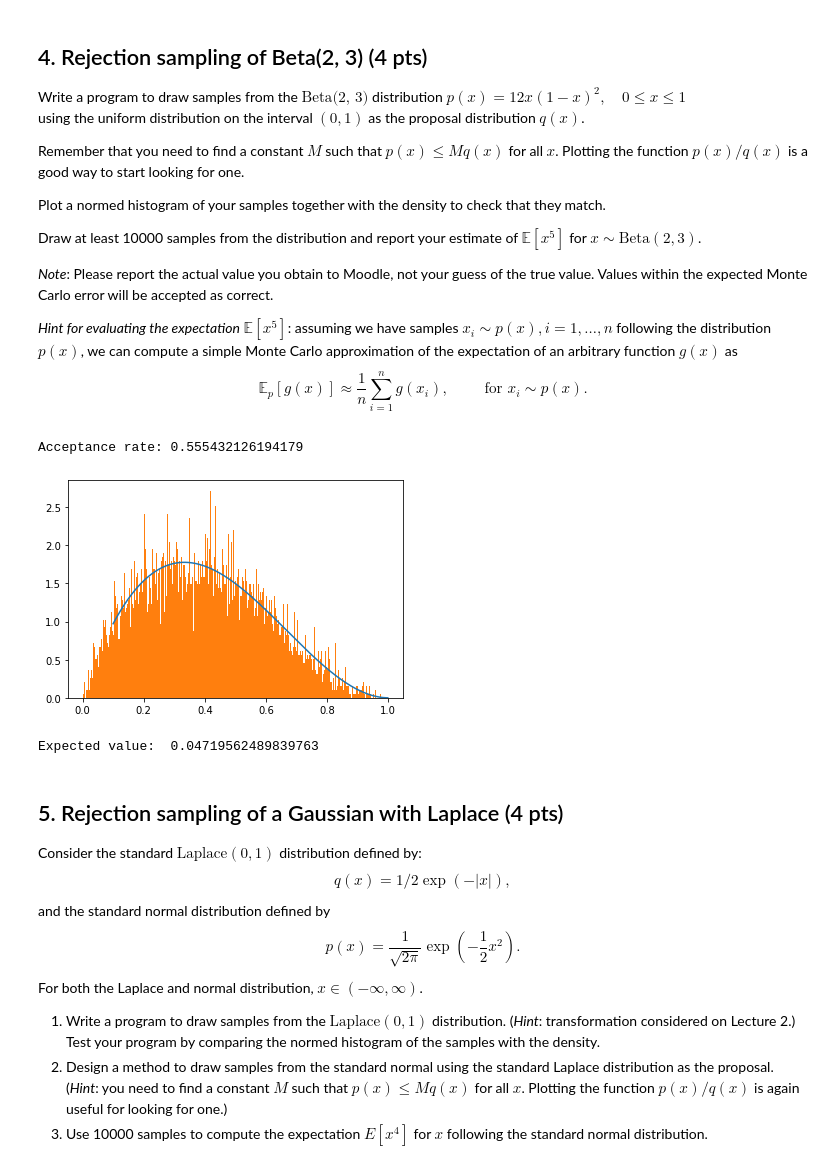
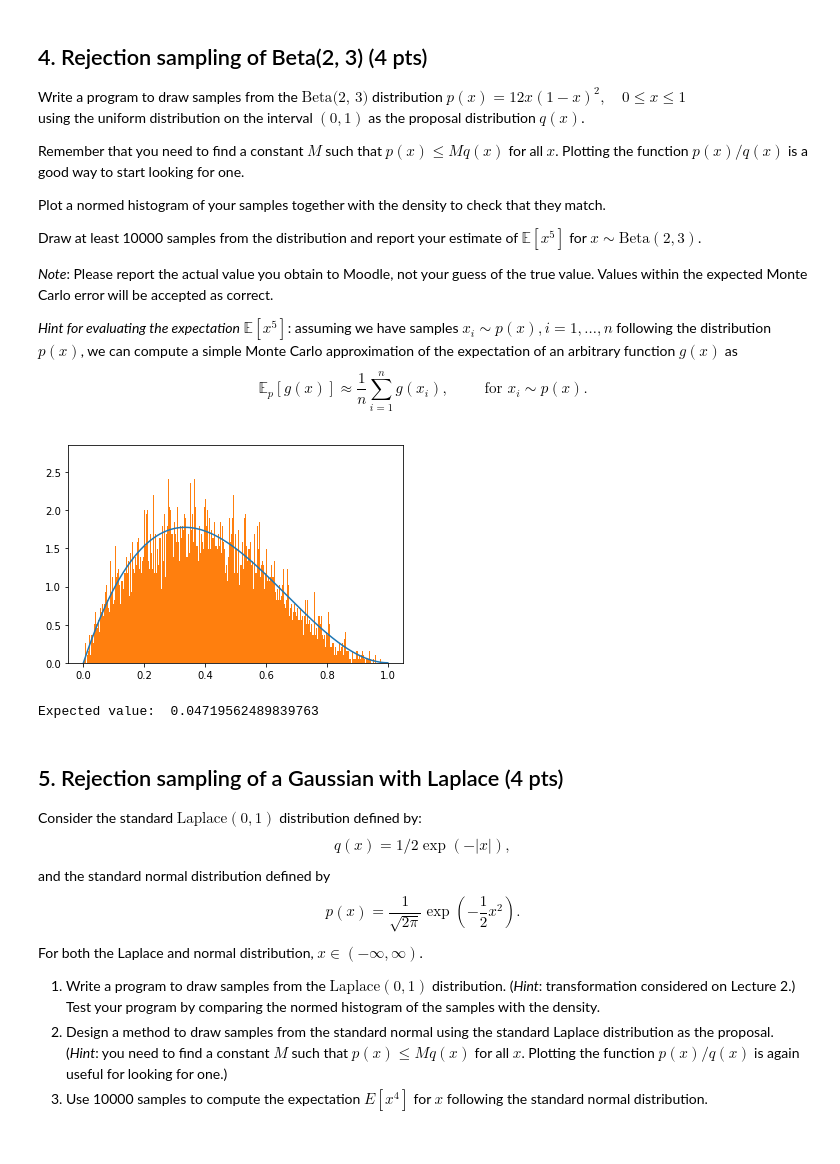
Before and after one commit to vyeoms/assignments, a Jupyter notebook: compstat/week1.ipynb, the cells around one changed output. Cells and saved outputs as stored; diff of their text form; code cells hidden in the pictures.

```diff
--- a/compstat/week1.ipynb
+++ b/compstat/week1.ipynb
@@ -192,42 +192,39 @@ def RejectionSampler(f_pdf, g_pdf, g_sample, M, N):
     with pdf g_pdf() that can be sampled by g_sample().
     Requirement: f_pdf(x) <= M*g_pdf(x) for all x.
     """
     i = 0
     rejects = 0
     x = np.zeros(N)
     while i < N:
         x_prop = g_sample()
         u = npr.uniform(0, 1)
         if (u * M * g_pdf(x_prop)) < f_pdf(x_prop):
             # Accept the sample and record it
             x[i] = x_prop
             i += 1
         else:
             rejects += 1
-    print("Acceptance rate:", N/(N+rejects))
+#     print("Acceptance rate:", N/(N+rejects))
     return x
 
 def calculateExpectedFive(x):
     return sum(x**5)/len(x)
 
-def plotHistWithDist():
+def plotHistWithDistEx4():
     hist_sample = RejectionSampler( beta, unif, npr.uniform, 1.8, 10000 )
-    pdf_sample_space = np.arange(0.1, 1, 0.001)
+    pdf_sample_space = np.arange(0, 1, 0.001)
     pdf = beta(pdf_sample_space)
 
     plt.plot(pdf_sample_space, pdf)
     plt.hist(hist_sample, bins=500, density=True)
-    plt.xlabel(r'$x$')
-    plt.ylabel(r'$p(x)$')
     plt.show()
     return hist_sample
 
-sample = plotHistWithDist()
+sample = plotHistWithDistEx4()
 print("Expected value: ", calculateExpectedFive(sample))
 # %% [output]
+[figure, new version]
-Acceptance rate: 0.555432126194179
+Expected value:  0.04719562489839763
-[figure, old version]
-Expected value:  0.04719562489839763
 # %% [markdown]
 ## 5. Rejection sampling of a Gaussian with Laplace  (4 pts)
 
```
Also changed, not shown: parts of 1 cell of this notebook.
